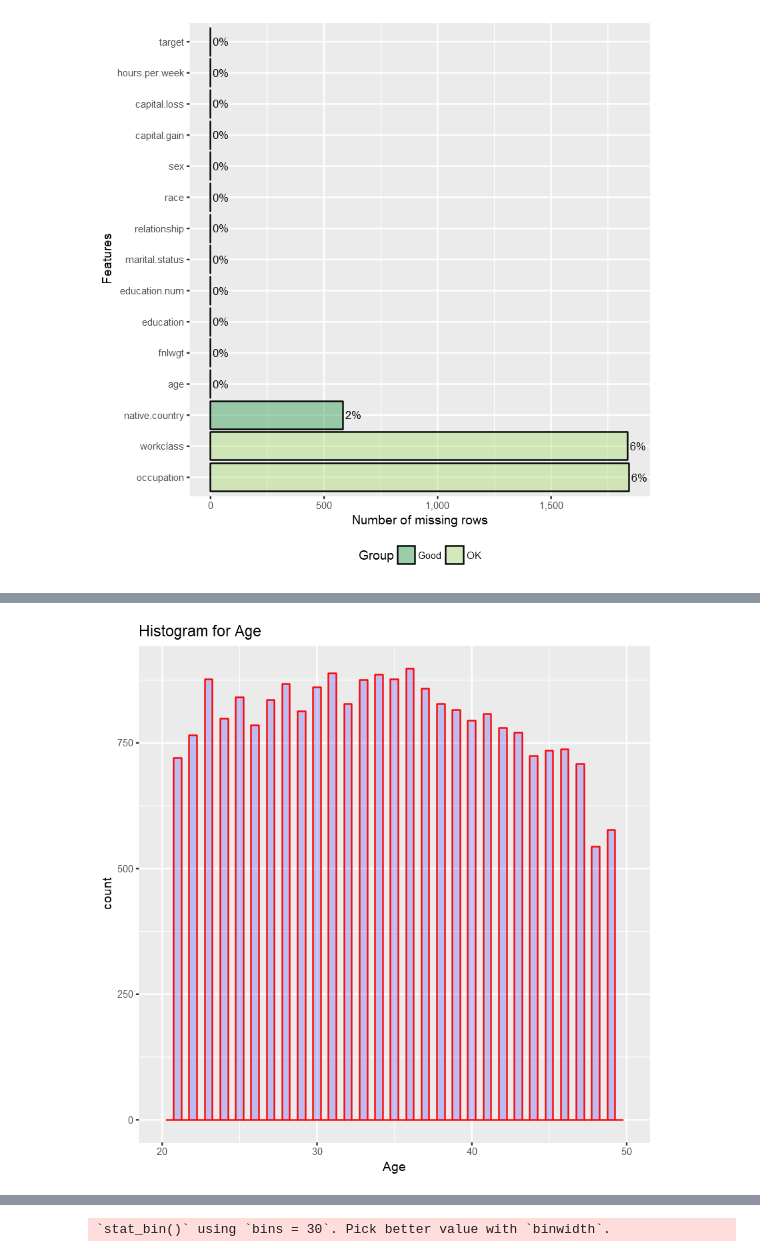
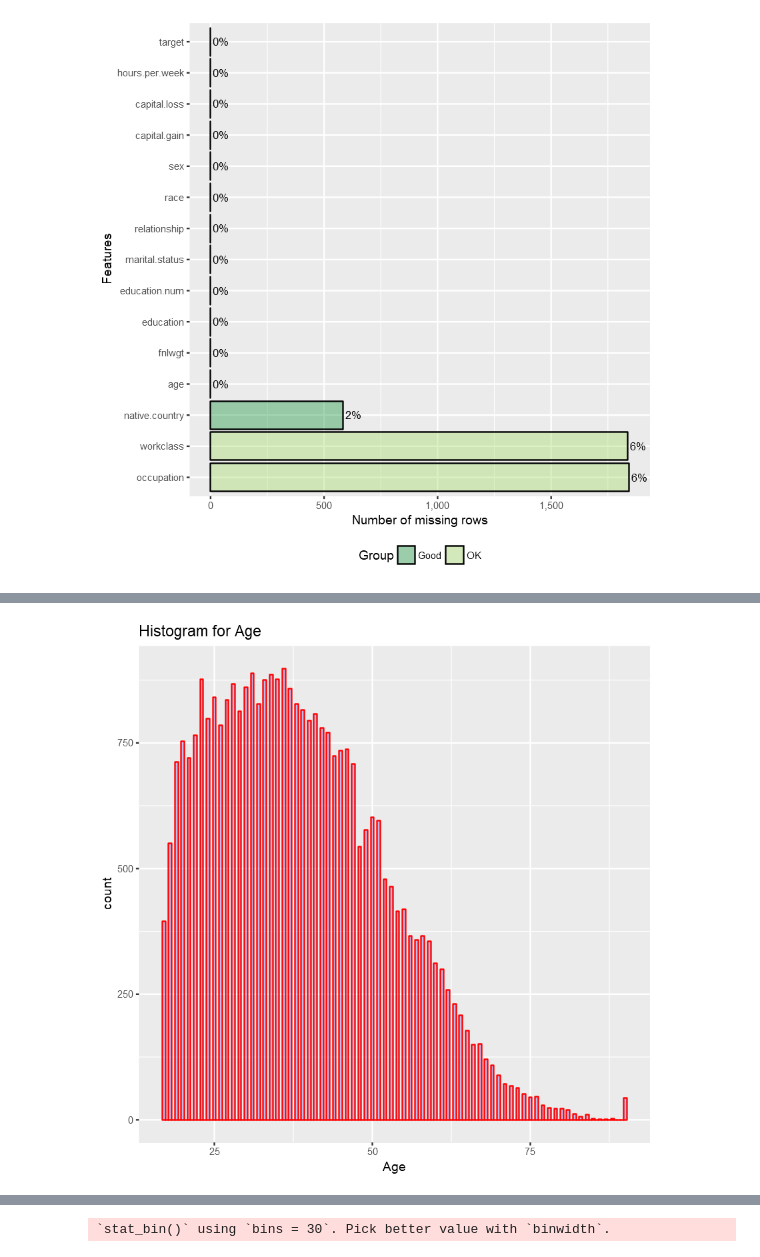
Before and after one commit to MElHuseyni/Predict-Income-using-US-Census-Data, a Jupyter notebook: Exploratory Data Analysis in R.ipynb, the cells around one changed output, grey strips where cells are left out. Saved outputs shown, nothing was run; the diff lists cells and outputs as text; code cells hidden in the pictures.

```diff
--- a/Exploratory Data Analysis in R.ipynb
+++ b/Exploratory Data Analysis in R.ipynb
@@ -179,6 +231,5 @@ qplot(adult$age,
       xlab = "Age",
       fill=I("blue"),
       col=I("red"),
-      alpha=I(.2),
-      xlim=c(20,50))
+      alpha=I(.2))
 # %% [output]
@@ -187 +236 @@ Warning message:
-[figure, old version]
+[figure, new version]
```
Also changed, not shown: parts of 82 cells of this notebook.
